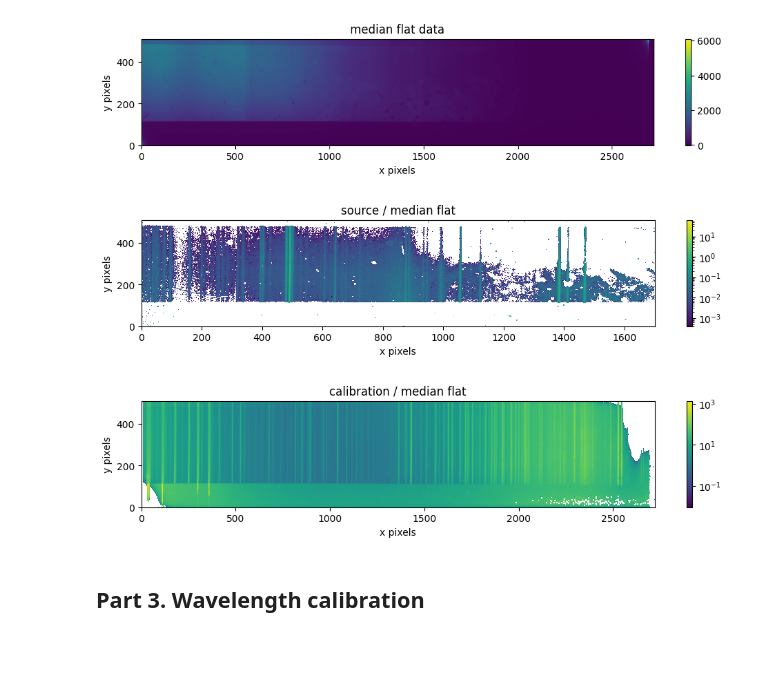
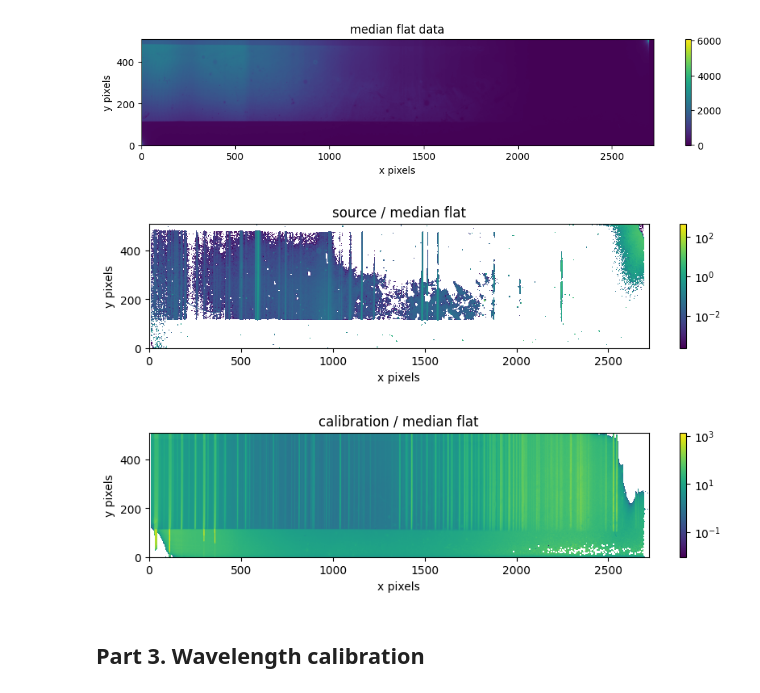
Before and after one commit to mikejafs/phys_641, a Jupyter notebook: projects/p1/Project_1.ipynb, the cells around one changed output. Saved outputs shown, nothing was run; the diff lists cells and outputs as text; code cells hidden in the pictures; blank space fills up the shorter version.

```diff
--- a/projects/p1/Project_1.ipynb
+++ b/projects/p1/Project_1.ipynb
@@ -406,22 +453,22 @@ plot_fits(
 [figure]
 # %%
 #adjusting for (dividing by) the flat data:
-eps = 1e-5
+plt.rcParams['figure.figsize'] = (10, 2)
 source_darkflat_adj = (source_dark_adj)/(median_flat_data)
 cal_darkflat_adj = (cal_dark_adj)/(median_flat_data)
 # norm = SymLogNorm(linthresh=0.03)
 norm = 'log'
 # norm = None
 
 plot_fits(
-    source_darkflat_adj[:, 100:1800], vmin=None, vmax=None, title='source / median flat', norm=norm
+    source_darkflat_adj, vmin=None, vmax=None, title='source / median flat', norm=norm
           )
 plot_fits(
     cal_darkflat_adj, vmin=None, vmax=None, title='calibration / median flat', norm=norm
           )
 # %% [output]
-[figure, old version]
+[figure, new version]
-[figure, old version]
+[figure, new version]
 # %% [markdown]
 ## Part 3. Wavelength calibration
 # %% [markdown]
```
Also changed, not shown: parts of 45 cells of this notebook, 16 other files.
